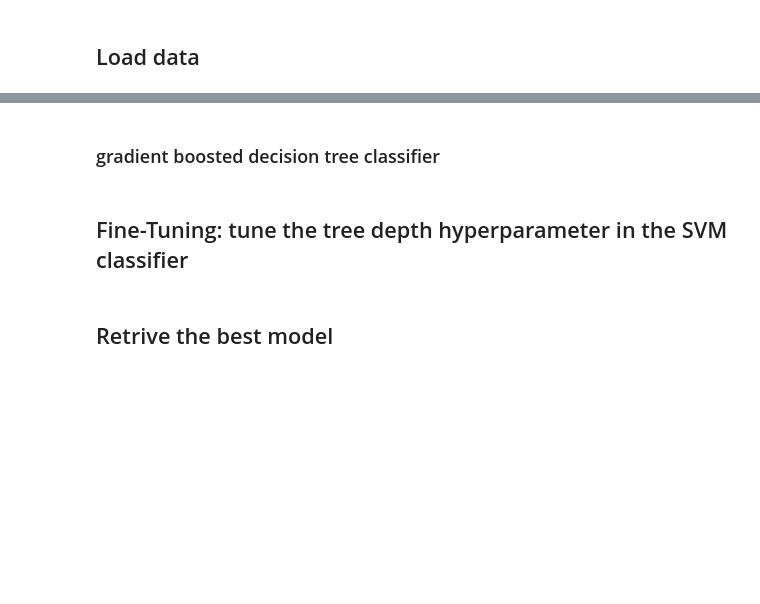
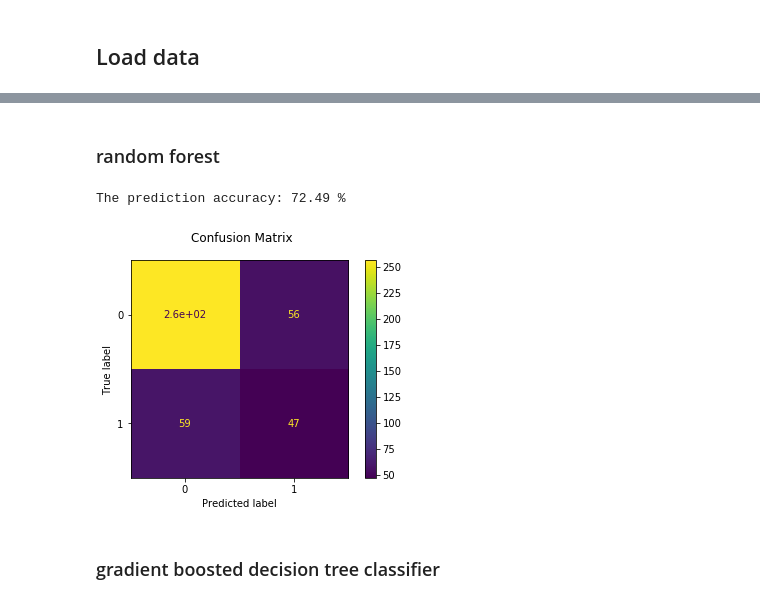
Before and after one commit to datamllab/automl-in-action-notebooks, a Jupyter notebook: 2.2-Tabular-Titanic.ipynb, the cells around one changed output, grey strips where cells are left out. Saved outputs shown, nothing was run; the diff lists cells and outputs as text; code cells hidden in the pictures; blank space fills up the shorter version.

```diff
--- a/2.2-Tabular-Titanic.ipynb
+++ b/2.2-Tabular-Titanic.ipynb
@@ -43,6 +255,25 @@ data.head()
+# %% [markdown]
+### random forest
+# %%
+from sklearn.ensemble import RandomForestClassifier
+
+rf_clf = RandomForestClassifier(n_estimators=100)
+rf_clf.fit(X_train, y_train)
+
+# Now predict the value of the digit on the test set:
+y_pred_test = rf_clf.predict(X_test)
+
+
+# Display the testing results
+acc = accuracy_score(y_test, y_pred_test)
+print("The prediction accuracy: {:.2f} %".format(acc * 100))
+
+disp = plot_confusion_matrix(rf_clf, X_test, y_test)
+disp.figure_.suptitle("Confusion Matrix")
+
+plt.show()
+# %% [output]
+The prediction accuracy: 72.49 %
+[figure, added]
 # %% [markdown]
 ### gradient boosted decision tree classifier
-# %% [markdown]
-## Fine-Tuning: tune the tree depth hyperparameter in the SVM classifier
-# %% [markdown]
-## Retrive the best model
```
Also changed, not shown: parts of 46 cells of this notebook.
